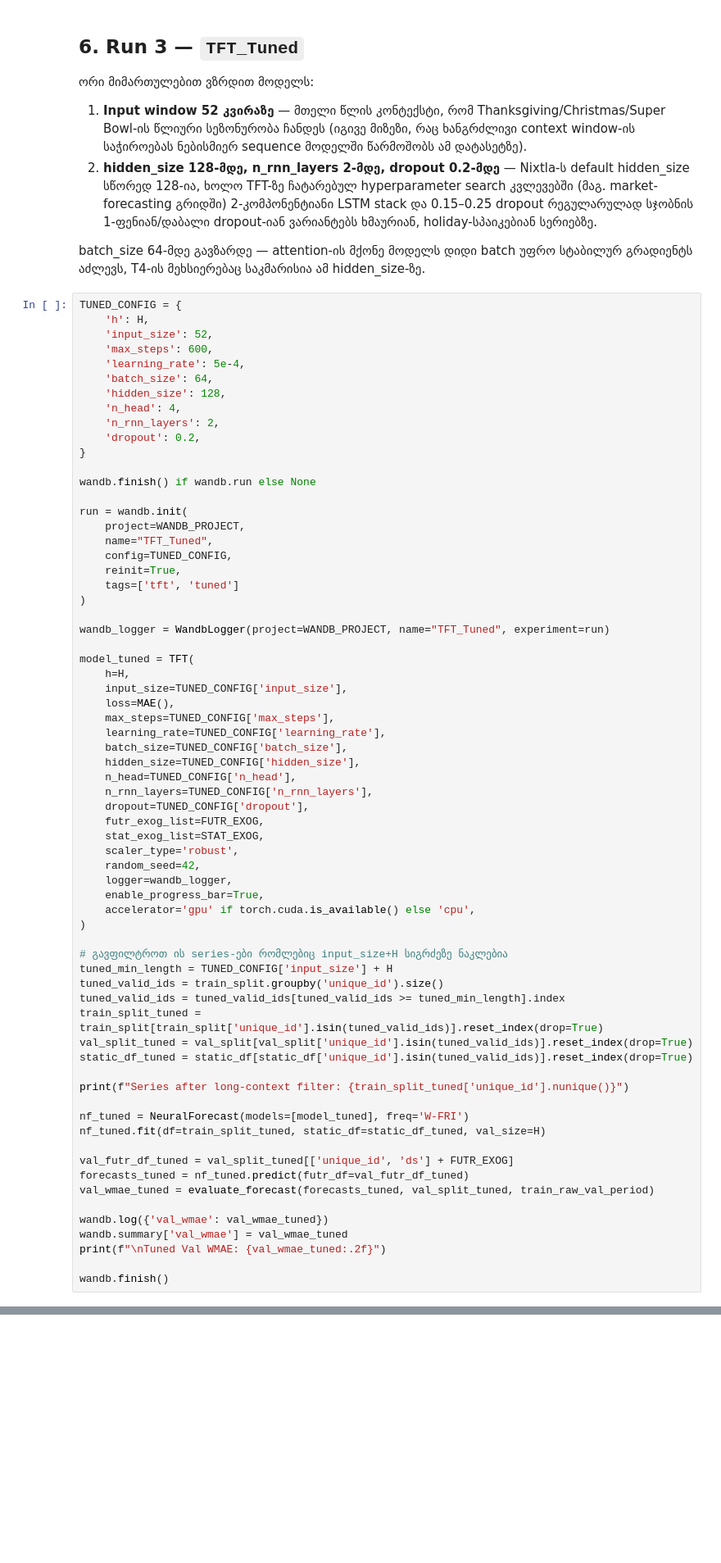
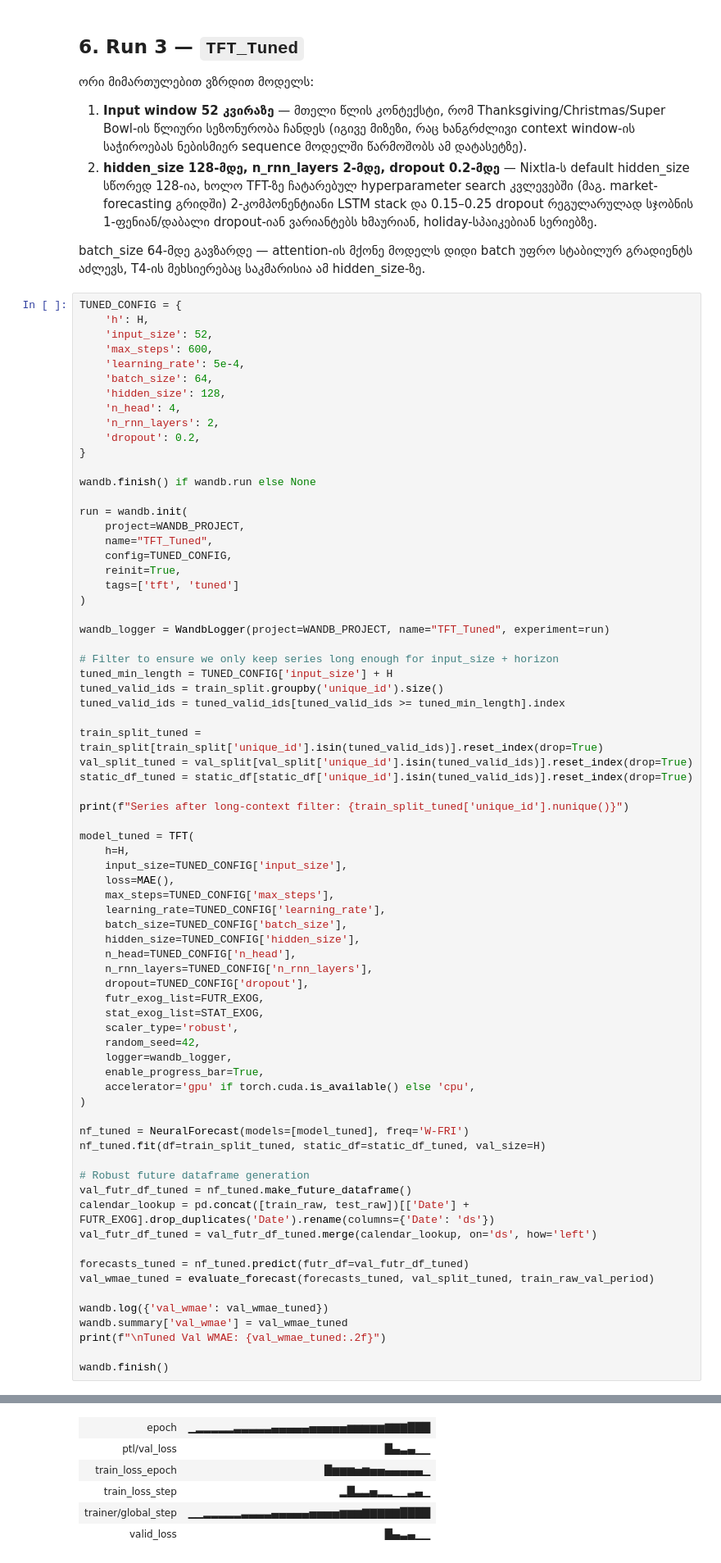
Before and after one commit to zberi23/walmart-sales-forecasting, a Jupyter notebook: model_experiment_TFT.ipynb, the cells around one changed output, grey strips where cells are left out. Shown at 82% size. Saved outputs shown, nothing was run; the diff lists cells and outputs as text; blank space fills up the shorter version.

```diff
--- a/model_experiment_TFT.ipynb
+++ b/model_experiment_TFT.ipynb
@@ -381,6 +508,17 @@ run = wandb.init(
 
 wandb_logger = WandbLogger(project=WANDB_PROJECT, name="TFT_Tuned", experiment=run)
 
+# Filter to ensure we only keep series long enough for input_size + horizon
+tuned_min_length = TUNED_CONFIG['input_size'] + H
+tuned_valid_ids = train_split.groupby('unique_id').size()
+tuned_valid_ids = tuned_valid_ids[tuned_valid_ids >= tuned_min_length].index
+
+train_split_tuned = train_split[train_split['unique_id'].isin(tuned_valid_ids)].reset_index(drop=True)
+val_split_tuned = val_split[val_split['unique_id'].isin(tuned_valid_ids)].reset_index(drop=True)
+static_df_tuned = static_df[static_df['unique_id'].isin(tuned_valid_ids)].reset_index(drop=True)
+
+print(f"Series after long-context filter: {train_split_tuned['unique_id'].nunique()}")
+
 model_tuned = TFT(
     h=H,
     input_size=TUNED_CONFIG['input_size'],
@@ -401,20 +539,14 @@ model_tuned = TFT(
     accelerator='gpu' if torch.cuda.is_available() else 'cpu',
 )
 
-# გავფილტროთ ის series-ები რომლებიც input_size+H სიგრძეზე ნაკლებია
-tuned_min_length = TUNED_CONFIG['input_size'] + H
-tuned_valid_ids = train_split.groupby('unique_id').size()
-tuned_valid_ids = tuned_valid_ids[tuned_valid_ids >= tuned_min_length].index
-train_split_tuned = train_split[train_split['unique_id'].isin(tuned_valid_ids)].reset_index(drop=True)
-val_split_tuned = val_split[val_split['unique_id'].isin(tuned_valid_ids)].reset_index(drop=True)
-static_df_tuned = static_df[static_df['unique_id'].isin(tuned_valid_ids)].reset_index(drop=True)
-
-print(f"Series after long-context filter: {train_split_tuned['unique_id'].nunique()}")
-
 nf_tuned = NeuralForecast(models=[model_tuned], freq='W-FRI')
 nf_tuned.fit(df=train_split_tuned, static_df=static_df_tuned, val_size=H)
 
-val_futr_df_tuned = val_split_tuned[['unique_id', 'ds'] + FUTR_EXOG]
+# Robust future dataframe generation
+val_futr_df_tuned = nf_tuned.make_future_dataframe()
+calendar_lookup = pd.concat([train_raw, test_raw])[['Date'] + FUTR_EXOG].drop_duplicates('Date').rename(columns={'Date': 'ds'})
+val_futr_df_tuned = val_futr_df_tuned.merge(calendar_lookup, on='ds', how='left')
+
 forecasts_tuned = nf_tuned.predict(futr_df=val_futr_df_tuned)
 val_wmae_tuned = evaluate_forecast(forecasts_tuned, val_split_tuned, train_raw_val_period)
 
@@ -423,3 +555,4 @@ wandb.summary['val_wmae'] = val_wmae_tuned
 print(f"\nTuned Val WMAE: {val_wmae_tuned:.2f}")
 
 wandb.finish()
+# %% [output]
@@ -425,0 +561,6 @@ wandb.finish()
+| epoch | ▁▂▂▂▂▂▃▃▃▃▃▄▄▄▄▄▅▅▅▅▅▆▆▆▆▆▇▇▇███ |
+| ptl/val_loss | █▄▃▄▁▁ |
+| train_loss_epoch | █▆▆▆▅▆▅▅▄▄▄▄▄▁ |
+| train_loss_step | ▂█▃▃▅▂▂▁▁▃▄▁ |
+| trainer/global_step | ▁▁▂▂▂▂▂▃▃▃▃▄▄▄▄▄▅▅▅▅▆▆▆▇▇▇▇▇████ |
+| valid_loss | █▄▃▄▁▁ |
```
Also changed, not shown: parts of 16 cells of this notebook.
